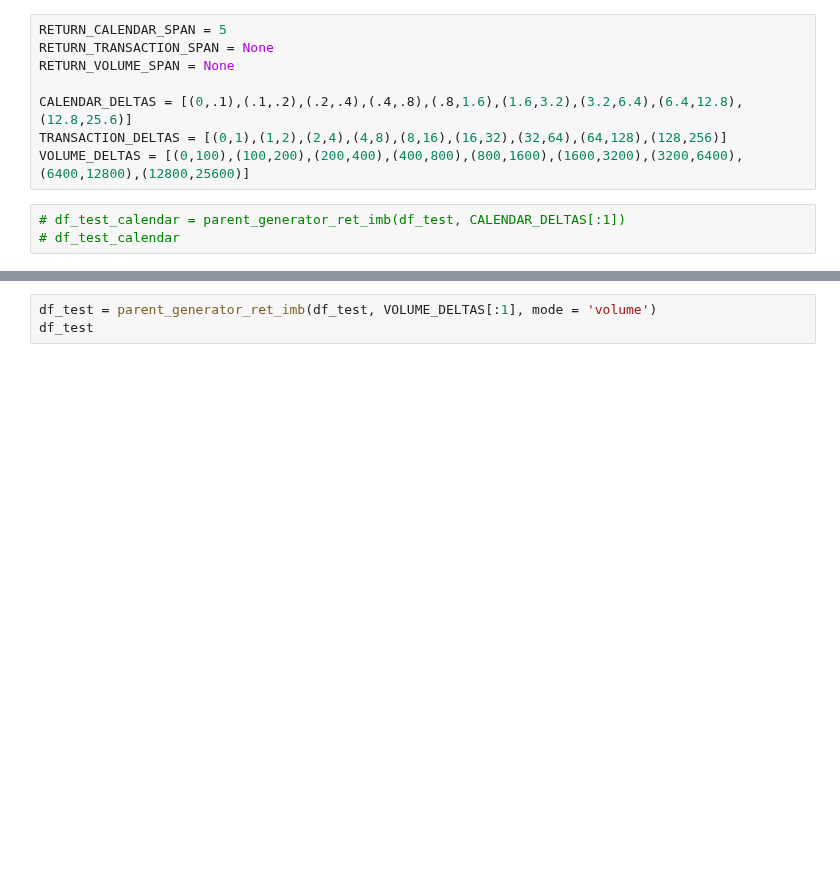
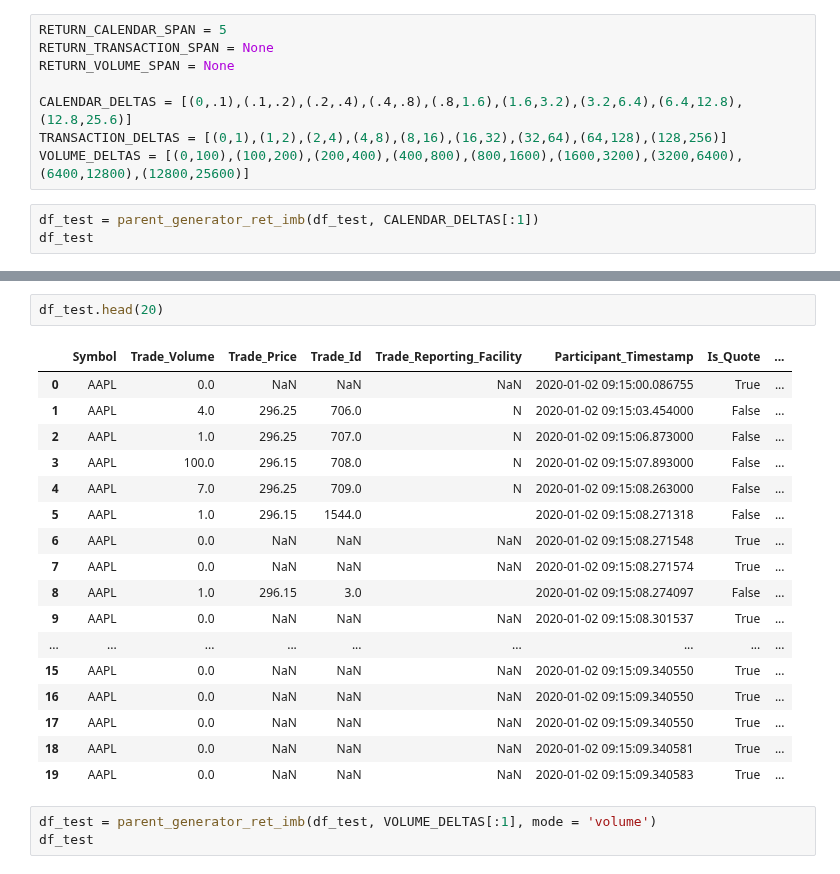
Before and after one commit to AMS-QF/TAQ-Data, a Jupyter notebook: pipelines/hf_pipeline.ipynb, the cells around one changed output, grey strips where cells are left out. Drawn from its saved outputs; the diff is of its cells as text; blank space fills up the shorter version.

Commit message:
fixed calendar

```diff
--- a/pipelines/hf_pipeline.ipynb
+++ b/pipelines/hf_pipeline.ipynb
@@ -775,5 +775,5 @@ CALENDAR_DELTAS = [(0,.1),(.1,.2),(.2,.4),(.4,.8),(.8,1.6),(1.6,3.2),(3.2,6.4),(
 TRANSACTION_DELTAS = [(0,1),(1,2),(2,4),(4,8),(8,16),(16,32),(32,64),(64,128),(128,256)]
 VOLUME_DELTAS = [(0,100),(100,200),(200,400),(400,800),(800,1600),(1600,3200),(3200,6400),(6400,12800),(12800,25600)]
 # %%
-# df_test_calendar = parent_generator_ret_imb(df_test, CALENDAR_DELTAS[:1])
-# df_test_calendar
+df_test = parent_generator_ret_imb(df_test, CALENDAR_DELTAS[:1])
+df_test
@@ -780,3 +794,23 @@ VOLUME_DELTAS = [(0,100),(100,200),(200,400),(400,800),(800,1600),(1600,3200),(3
+# %%
+df_test.head(20)
+# %% [output]
+|  | Symbol | Trade_Volume | Trade_Price | Trade_Id | Trade_Reporting_Facility | Participant_Timestamp | Is_Quote | ... |
+| 0 | AAPL | 0.0 | NaN | NaN | NaN | 2020-01-02 09:15:00.086755 | True | ... |
+| 1 | AAPL | 4.0 | 296.25 | 706.0 | N | 2020-01-02 09:15:03.454000 | False | ... |
+| 2 | AAPL | 1.0 | 296.25 | 707.0 | N | 2020-01-02 09:15:06.873000 | False | ... |
+| 3 | AAPL | 100.0 | 296.15 | 708.0 | N | 2020-01-02 09:15:07.893000 | False | ... |
+| 4 | AAPL | 7.0 | 296.25 | 709.0 | N | 2020-01-02 09:15:08.263000 | False | ... |
+| 5 | AAPL | 1.0 | 296.15 | 1544.0 |  | 2020-01-02 09:15:08.271318 | False | ... |
+| 6 | AAPL | 0.0 | NaN | NaN | NaN | 2020-01-02 09:15:08.271548 | True | ... |
+| 7 | AAPL | 0.0 | NaN | NaN | NaN | 2020-01-02 09:15:08.271574 | True | ... |
+| 8 | AAPL | 1.0 | 296.15 | 3.0 |  | 2020-01-02 09:15:08.274097 | False | ... |
+| 9 | AAPL | 0.0 | NaN | NaN | NaN | 2020-01-02 09:15:08.301537 | True | ... |
+| ... | ... | ... | ... | ... | ... | ... | ... | ... |
+| 15 | AAPL | 0.0 | NaN | NaN | NaN | 2020-01-02 09:15:09.340550 | True | ... |
+| 16 | AAPL | 0.0 | NaN | NaN | NaN | 2020-01-02 09:15:09.340550 | True | ... |
+| 17 | AAPL | 0.0 | NaN | NaN | NaN | 2020-01-02 09:15:09.340550 | True | ... |
+| 18 | AAPL | 0.0 | NaN | NaN | NaN | 2020-01-02 09:15:09.340581 | True | ... |
+| 19 | AAPL | 0.0 | NaN | NaN | NaN | 2020-01-02 09:15:09.340583 | True | ... |
 # %%
 df_test = parent_generator_ret_imb(df_test, VOLUME_DELTAS[:1], mode = 'volume')
 df_test
```
Also changed, not shown: parts of 1 cell of this notebook, 1 other file.
